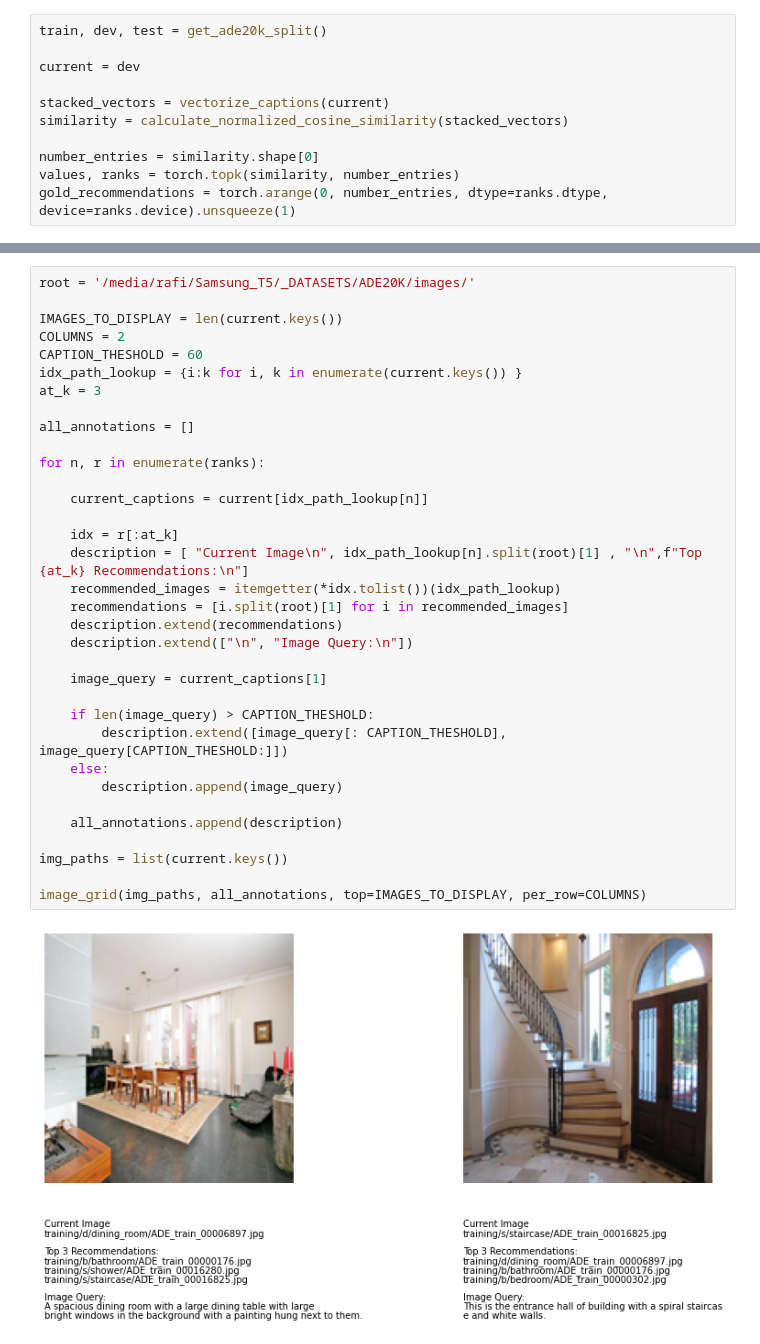
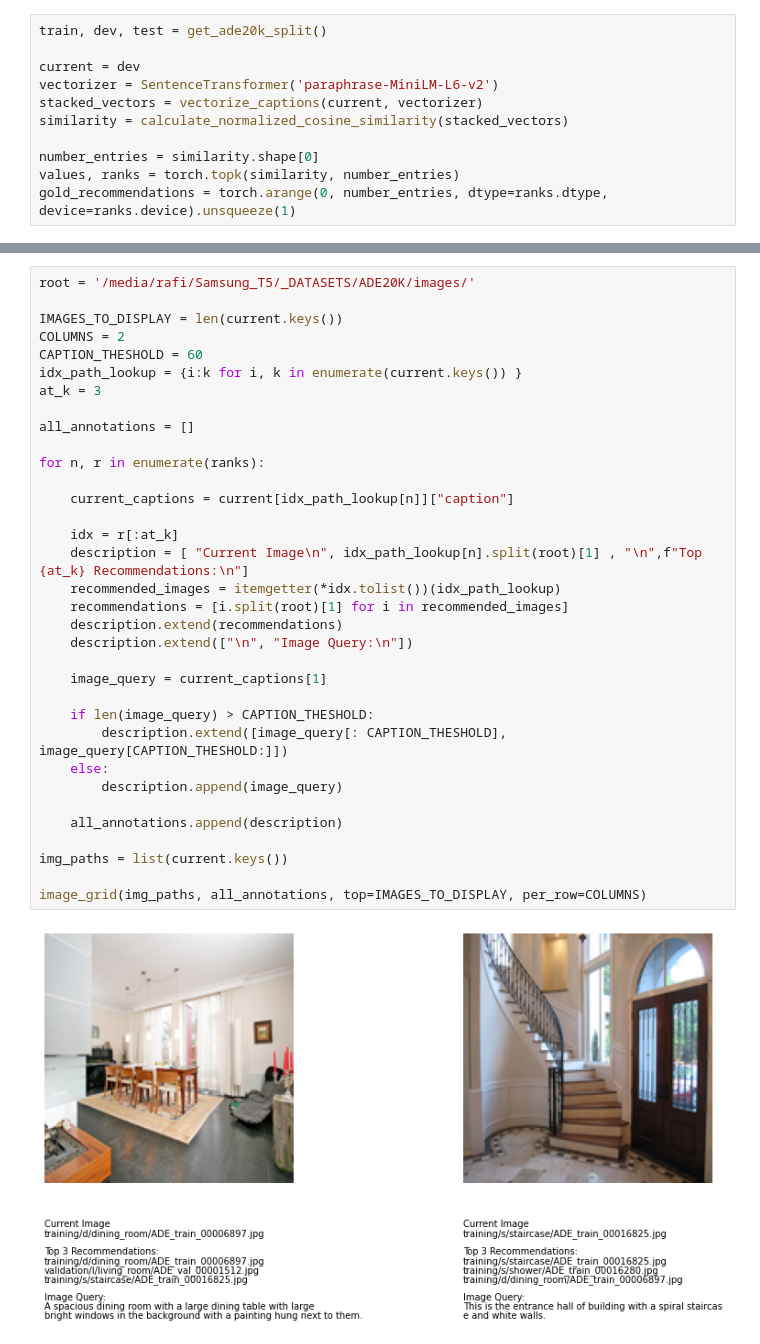
Before and after one commit to compling-potsdam/clp-sose21-pm-vision, a Jupyter notebook: avatar_sgg/notebooks/visualize.ipynb, the cells around one changed output, grey strips where cells are left out. Cells and saved outputs as stored; diff of their text form.

```diff
--- a/avatar_sgg/notebooks/visualize.ipynb
+++ b/avatar_sgg/notebooks/visualize.ipynb
@@ -8,8 +9,8 @@ from operator import itemgetter
 train, dev, test = get_ade20k_split()
 
 current = dev
-
-stacked_vectors = vectorize_captions(current)
+vectorizer = SentenceTransformer('paraphrase-MiniLM-L6-v2')
+stacked_vectors = vectorize_captions(current, vectorizer)
 similarity = calculate_normalized_cosine_similarity(stacked_vectors)
 
 number_entries = similarity.shape[0]
@@ -27,32 +25,32 @@ IMAGES_TO_DISPLAY = len(current.keys())
 COLUMNS = 2
 CAPTION_THESHOLD = 60
 idx_path_lookup = {i:k for i, k in enumerate(current.keys()) }
 at_k = 3
 
 all_annotations = []
 
 for n, r in enumerate(ranks):
 
-    current_captions = current[idx_path_lookup[n]]
+    current_captions = current[idx_path_lookup[n]]["caption"]
 
     idx = r[:at_k]
     description = [ "Current Image\n", idx_path_lookup[n].split(root)[1] , "\n",f"Top {at_k} Recommendations:\n"]
     recommended_images = itemgetter(*idx.tolist())(idx_path_lookup)
     recommendations = [i.split(root)[1] for i in recommended_images]
     description.extend(recommendations)
     description.extend(["\n", "Image Query:\n"])
 
     image_query = current_captions[1]
 
     if len(image_query) > CAPTION_THESHOLD:
         description.extend([image_query[: CAPTION_THESHOLD], image_query[CAPTION_THESHOLD:]])
     else:
         description.append(image_query)
 
     all_annotations.append(description)
 
 img_paths = list(current.keys())
 
 image_grid(img_paths, all_annotations, top=IMAGES_TO_DISPLAY, per_row=COLUMNS)
 # %% [output]
-[figure, old version]
+[figure, new version]
```
Also changed, not shown: parts of 3 cells of this notebook, 1 other file.
